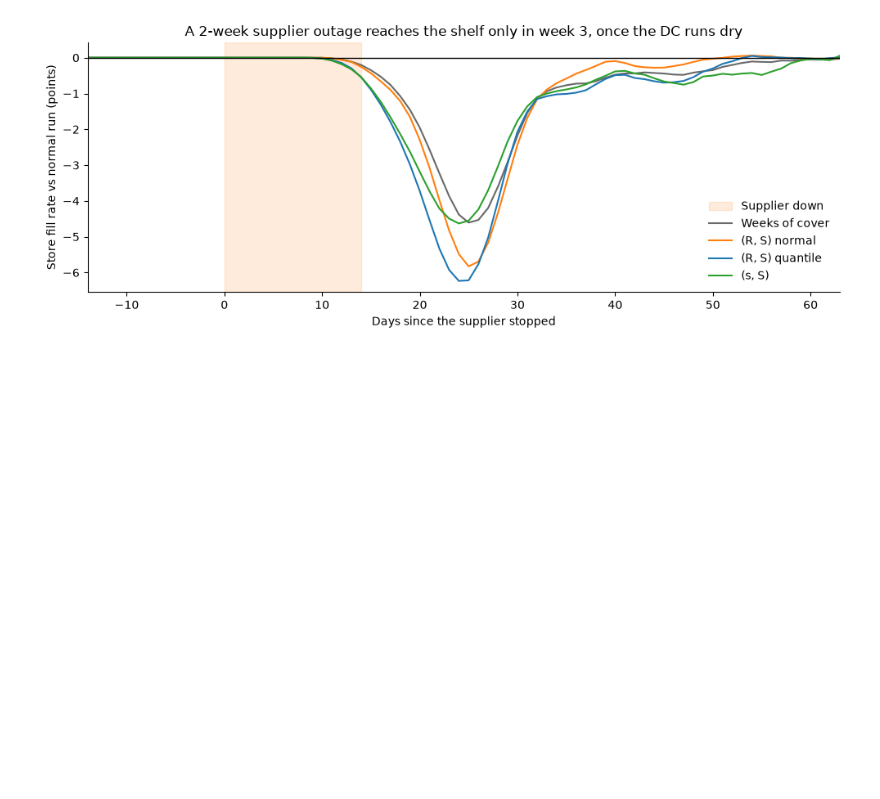
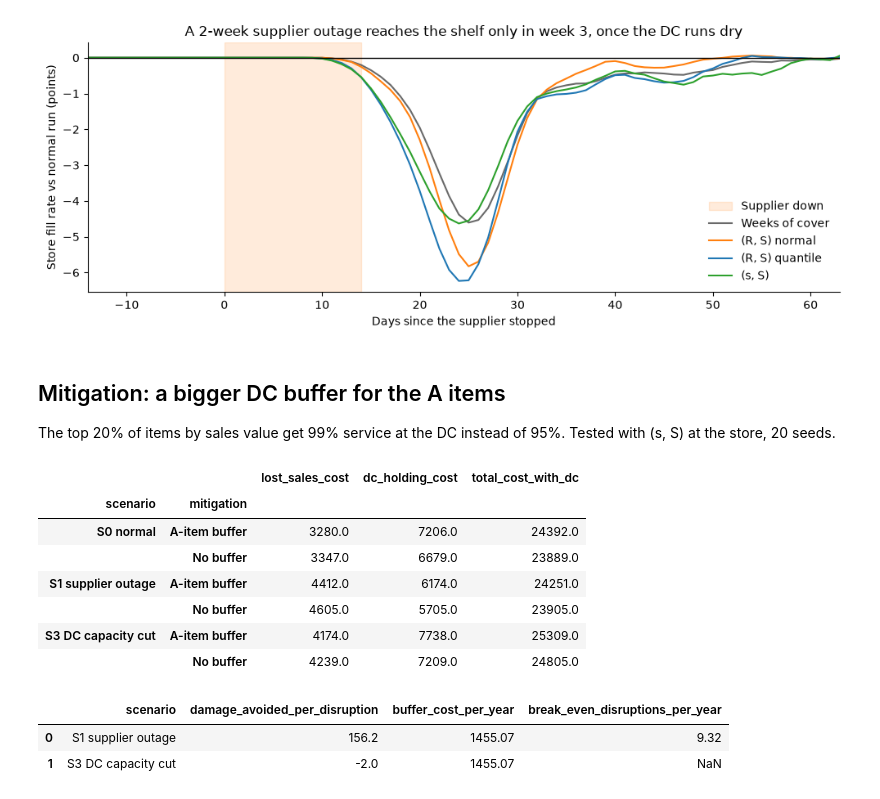
Before and after one commit to vitorneve-s7/supply-chain-decision-platform, a Jupyter notebook: notebooks/04_digital_twin.ipynb, the cells around one changed output. Cells and saved outputs as stored; diff of their text form; code cells hidden in the pictures; blank space fills up the shorter version.

```diff
--- a/notebooks/04_digital_twin.ipynb
+++ b/notebooks/04_digital_twin.ipynb
@@ -228,3 +228,26 @@ plt.tight_layout()
 plt.show()
 # %% [output]
 [figure]
+# %% [markdown]
+## Mitigation: a bigger DC buffer for the A items
+
+The top 20% of items by sales value get 99% service at the DC instead of 95%. Tested with (s, S) at the store, 20 seeds.
+# %%
+from src.simulation.mitigation import break_even
+
+mitigation = pd.read_csv(ROOT / "results" / "twin_mitigation.csv")
+cols = ["lost_sales_cost", "dc_holding_cost", "total_cost_with_dc"]
+display(mitigation.groupby(["scenario", "mitigation"])[cols].mean().round(0))
+break_even(mitigation).round(2)
+# %% [output]
+|  |  | lost_sales_cost | dc_holding_cost | total_cost_with_dc |
+| scenario | mitigation |  |  |  |
+| S0 normal | A-item buffer | 3280.0 | 7206.0 | 24392.0 |
+|  | No buffer | 3347.0 | 6679.0 | 23889.0 |
+| S1 supplier outage | A-item buffer | 4412.0 | 6174.0 | 24251.0 |
+|  | No buffer | 4605.0 | 5705.0 | 23905.0 |
+| S3 DC capacity cut | A-item buffer | 4174.0 | 7738.0 | 25309.0 |
+|  | No buffer | 4239.0 | 7209.0 | 24805.0 |
+|  | scenario | damage_avoided_per_disruption | buffer_cost_per_year | break_even_disruptions_per_year |
+| 0 | S1 supplier outage | 156.2 | 1455.07 | 9.32 |
+| 1 | S3 DC capacity cut | -2.0 | 1455.07 | NaN |
```
Also changed, not shown: parts of 1 cell of this notebook, 4 other files.
